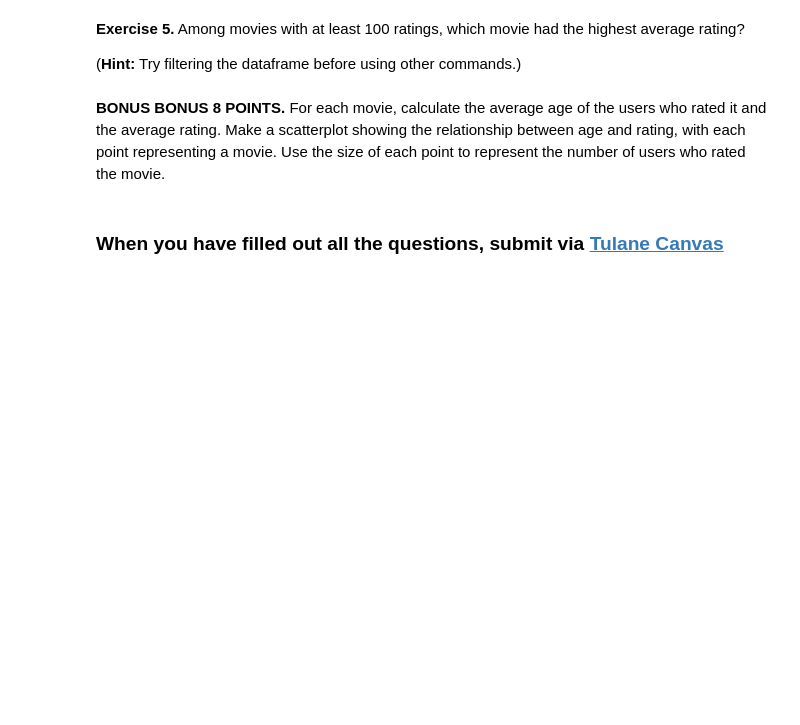
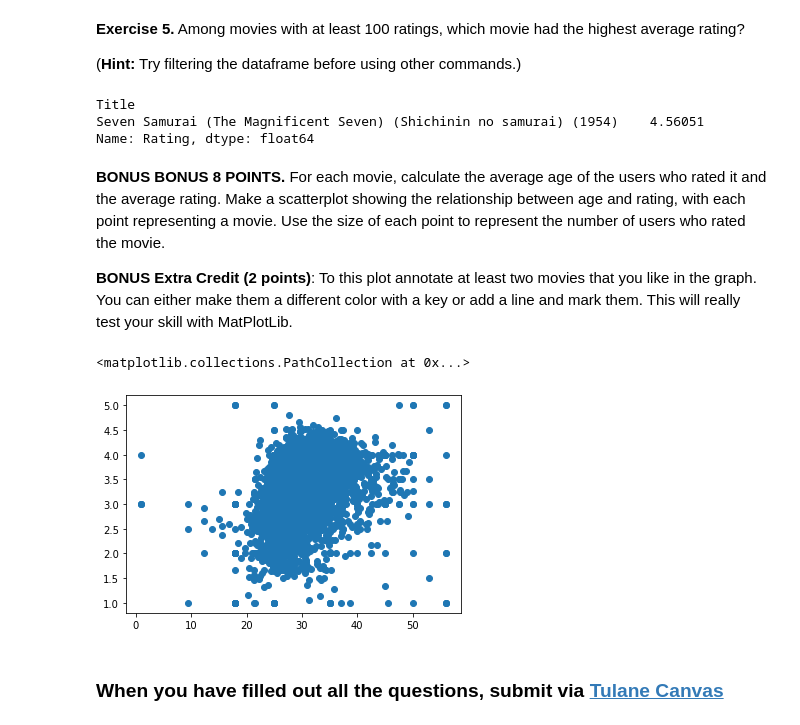
Before and after one commit to M-Sender/cmps3160, a Jupyter notebook: _labs/Lab05/Lab05-MergingJoin.ipynb, the cells around one changed output. Saved outputs shown, nothing was run; the diff lists cells and outputs as text; code cells hidden in the pictures; blank space fills up the shorter version.

```diff
--- a/_labs/Lab05/Lab05-MergingJoin.ipynb
+++ b/_labs/Lab05/Lab05-MergingJoin.ipynb
@@ -479,0 +483,14 @@ For the first part of this excersize you need to open these datafiles, make sure
+# %%
+user_df = pd.read_csv('../data/ml-1m/users.dat',
+                            header=None,
+                            names=["UserID","Gender","Age","Occupation","Zip-code"],sep='::')
+rating_df = pd.read_csv('../data/ml-1m/ratings.dat',
+                            header=None,
+                            names=["UserID","MovieID","Rating","Timestamp"],sep='::')
+movie_df = pd.read_csv('../data/ml-1m/movies.dat',
+                            header=None,
+                            names=["MovieID","Title","Genres"],sep='::',encoding='latin-1') #found on stackoverflow due to some characters in file
+DB_df = user_df.merge(rating_df, on=['UserID'],how='outer')
+DB_df = DB_df.merge(movie_df, on=['MovieID'],how='outer')
+DB_df.groupby("Gender").Rating.mean()
+#On average, Females are more genrous with ranks than Males.
@@ -500,2 +533,14 @@ For the first part of this excersize you need to open these datafiles, make sure
+# %%
+new_df = rating_df.merge(movie_df, on=['MovieID'],how='left')
+help_df = new_df.set_index("Title")
+over100 = help_df[new_df.Title.value_counts()>100]
+over100.groupby("Title").Rating.mean().sort_values(ascending=False).iloc[[0]]
+#Movie with highest average rating is "Seven Samurai (The Magnificent Seven) (Shichinin no samurai) (1954) with 4.56051"
+# %% [output]
+Title
+Seven Samurai (The Magnificent Seven) (Shichinin no samurai) (1954)    4.56051
+Name: Rating, dtype: float64
 # %% [markdown]
 **BONUS BONUS 8 POINTS.** For each movie, calculate the average age of the users who rated it and the average rating. Make a scatterplot showing the relationship between age and rating, with each point representing a movie. Use the size of each point to represent the number of users who rated the movie.
+
+**BONUS Extra Credit (2 points)**: To this plot annotate at least two movies that you like in the graph. You can either make them a different color with a key or add a line and mark them. This will really test your skill with MatPlotLib.
@@ -504,2 +547,13 @@ For the first part of this excersize you need to open these datafiles, make sure
+# %%
+#For each movie, calculate the average age of the users who rated it and the average rating.
+age = DB_df.groupby("Title").Age.mean().to_frame().reset_index().Age
+rating = DB_df.groupby("Title").Rating.mean().to_frame().reset_index().Rating
+title = pd.DataFrame(DB_df.Title.unique(),columns=['Title'])
+title['age'] = age
+title['rating'] = rating
+plt.scatter(age,rating)
+# %% [output]
+<matplotlib.collections.PathCollection at 0x...>
+[figure, added]
 # %% [markdown]
 ### When you have filled out all the questions, submit via [Tulane Canvas](https://tulane.instructure.com/)
```
Also changed, not shown: parts of 11 cells of this notebook, 5 other files.
